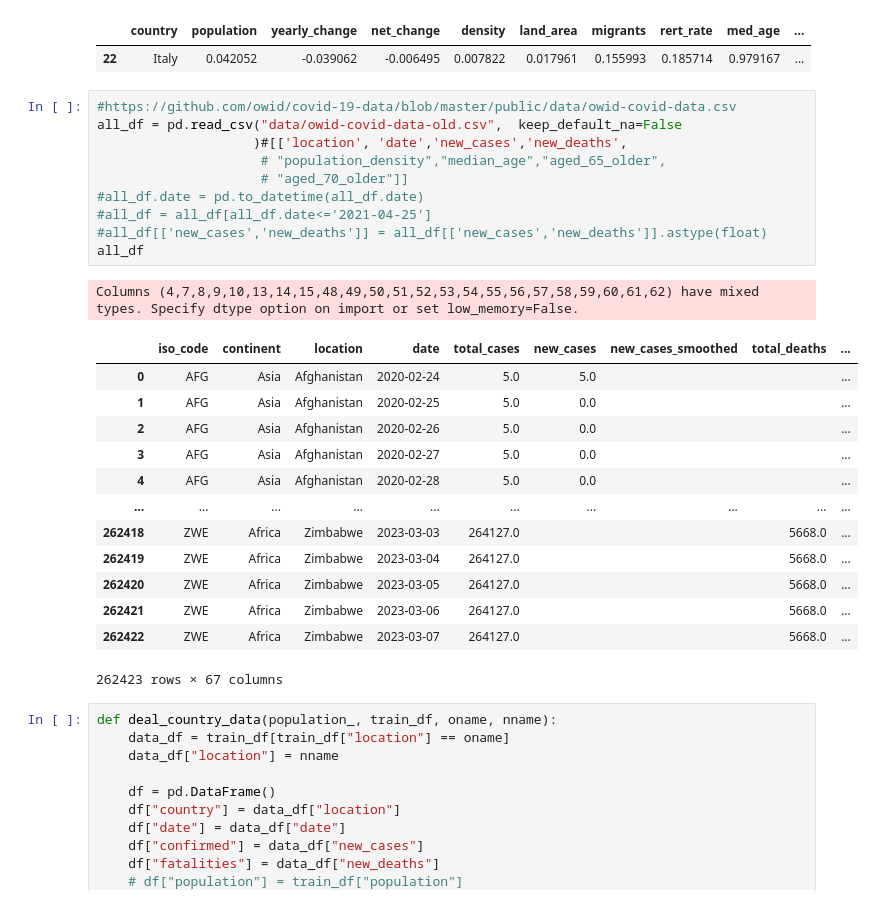
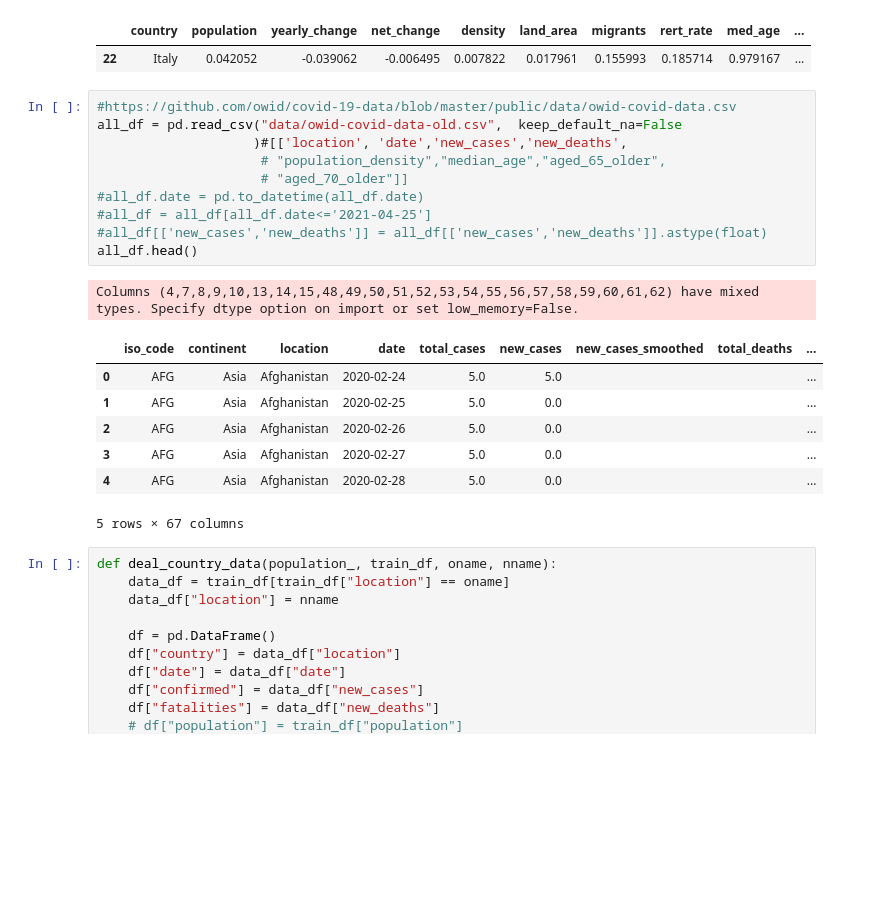
Before and after one commit to Mpkosh/CovidPredict, a Jupyter notebook: gan.ipynb, the cells around one changed output. Drawn from its saved outputs; the diff is of its cells as text; blank space fills up the shorter version.

```diff
--- a/gan.ipynb
+++ b/gan.ipynb
@@ -146,28 +133,22 @@ population_[population_.country=='Italy']
 # %%
 #https://github.com/owid/covid-19-data/blob/master/public/data/owid-covid-data.csv
 all_df = pd.read_csv("data/owid-covid-data-old.csv",  keep_default_na=False
                     )#[['location', 'date','new_cases','new_deaths',
                      # "population_density","median_age","aged_65_older",
                      # "aged_70_older"]]
 #all_df.date = pd.to_datetime(all_df.date)
 #all_df = all_df[all_df.date<='2021-04-25']
 #all_df[['new_cases','new_deaths']] = all_df[['new_cases','new_deaths']].astype(float)
-all_df
+all_df.head()
 # %% [output]
 Columns (4,7,8,9,10,13,14,15,48,49,50,51,52,53,54,55,56,57,58,59,60,61,62) have mixed types. Specify dtype option on import or set low_memory=False.
 |  | iso_code | continent | location | date | total_cases | new_cases | new_cases_smoothed | total_deaths | ... |
 | 0 | AFG | Asia | Afghanistan | 2020-02-24 | 5.0 | 5.0 |  |  | ... |
 | 1 | AFG | Asia | Afghanistan | 2020-02-25 | 5.0 | 0.0 |  |  | ... |
 | 2 | AFG | Asia | Afghanistan | 2020-02-26 | 5.0 | 0.0 |  |  | ... |
 | 3 | AFG | Asia | Afghanistan | 2020-02-27 | 5.0 | 0.0 |  |  | ... |
 | 4 | AFG | Asia | Afghanistan | 2020-02-28 | 5.0 | 0.0 |  |  | ... |
-| ... | ... | ... | ... | ... | ... | ... | ... | ... | ... |
-| 262418 | ZWE | Africa | Zimbabwe | 2023-03-03 | 264127.0 |  |  | 5668.0 | ... |
-| 262419 | ZWE | Africa | Zimbabwe | 2023-03-04 | 264127.0 |  |  | 5668.0 | ... |
-| 262420 | ZWE | Africa | Zimbabwe | 2023-03-05 | 264127.0 |  |  | 5668.0 | ... |
-| 262421 | ZWE | Africa | Zimbabwe | 2023-03-06 | 264127.0 |  |  | 5668.0 | ... |
-| 262422 | ZWE | Africa | Zimbabwe | 2023-03-07 | 264127.0 |  |  | 5668.0 | ... |
-262423 rows × 67 columns
+5 rows × 67 columns
 # %%
 def deal_country_data(population_, train_df, oname, nname):
     data_df = train_df[train_df["location"] == oname]
```
Also changed, not shown: parts of 28 cells of this notebook.
